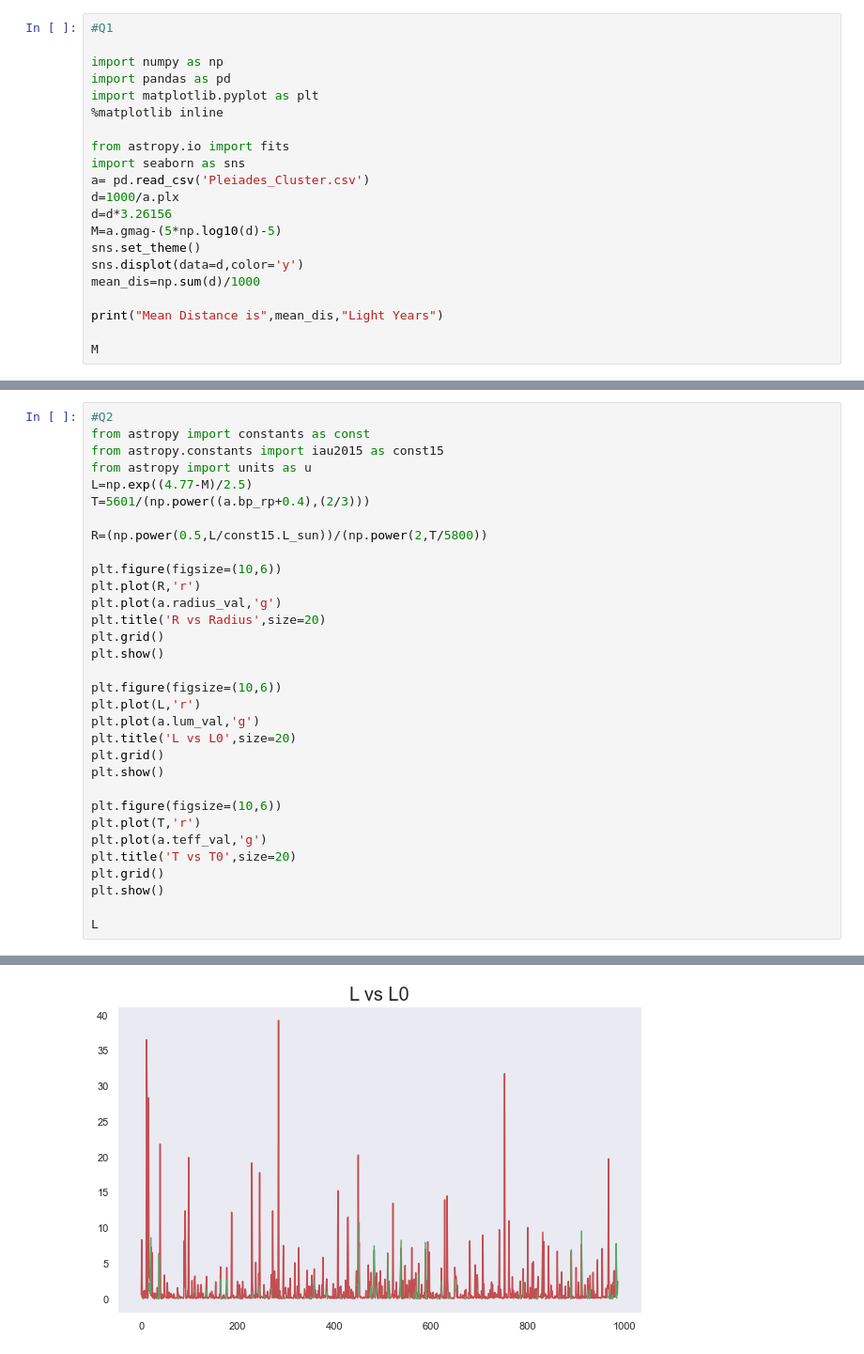
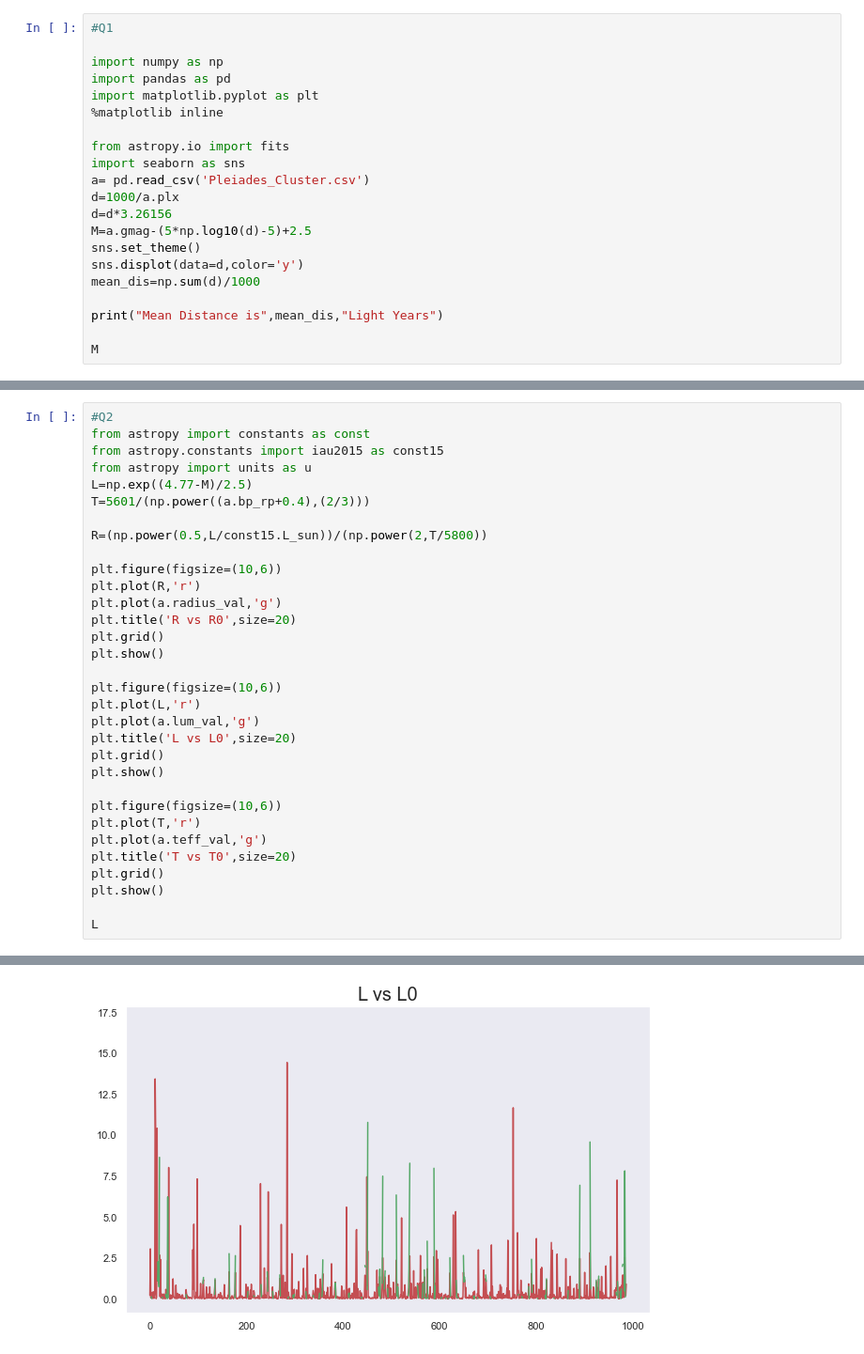
Before and after one commit to The-Avi/computational-astrophysics-2021, a Jupyter notebook: Final_Project_200930.ipynb, the cells around one changed output, grey strips where cells are left out. Shown at 94% size. Drawn from its saved outputs; the diff is of its cells as text.

```diff
--- a/Final_Project_200930.ipynb
+++ b/Final_Project_200930.ipynb
@@ -11,7 +11,7 @@ import seaborn as sns
 a= pd.read_csv('Pleiades_Cluster.csv')
 d=1000/a.plx
 d=d*3.26156
-M=a.gmag-(5*np.log10(d)-5)
+M=a.gmag-(5*np.log10(d)-5)+2.5
 sns.set_theme()
 sns.displot(data=d,color='y')
 mean_dis=np.sum(d)/1000
@@ -47,7 +47,7 @@ R=(np.power(0.5,L/const15.L_sun))/(np.power(2,T/5800))
 plt.figure(figsize=(10,6))
 plt.plot(R,'r')
 plt.plot(a.radius_val,'g')
-plt.title('R vs Radius',size=20)
+plt.title('R vs R0',size=20)
 plt.grid()
 plt.show()
 
@@ -71,2 +71,2 @@ L
-[figure, old version]
+[figure, new version]
 [figure]
```
Also changed, not shown: parts of 5 cells of this notebook.
